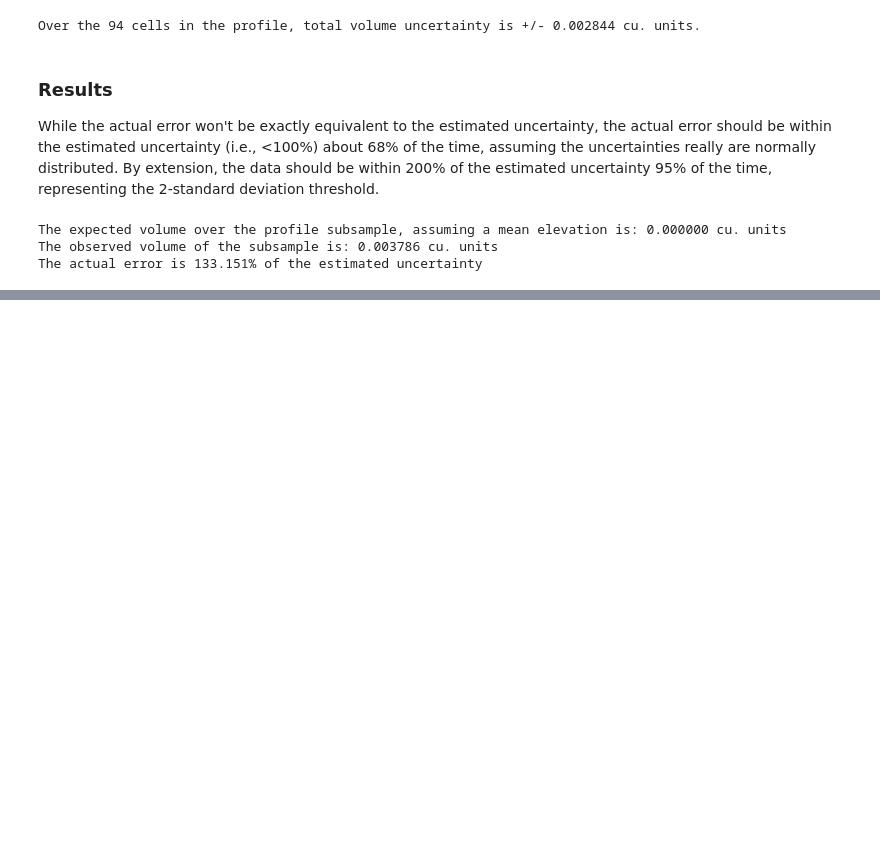
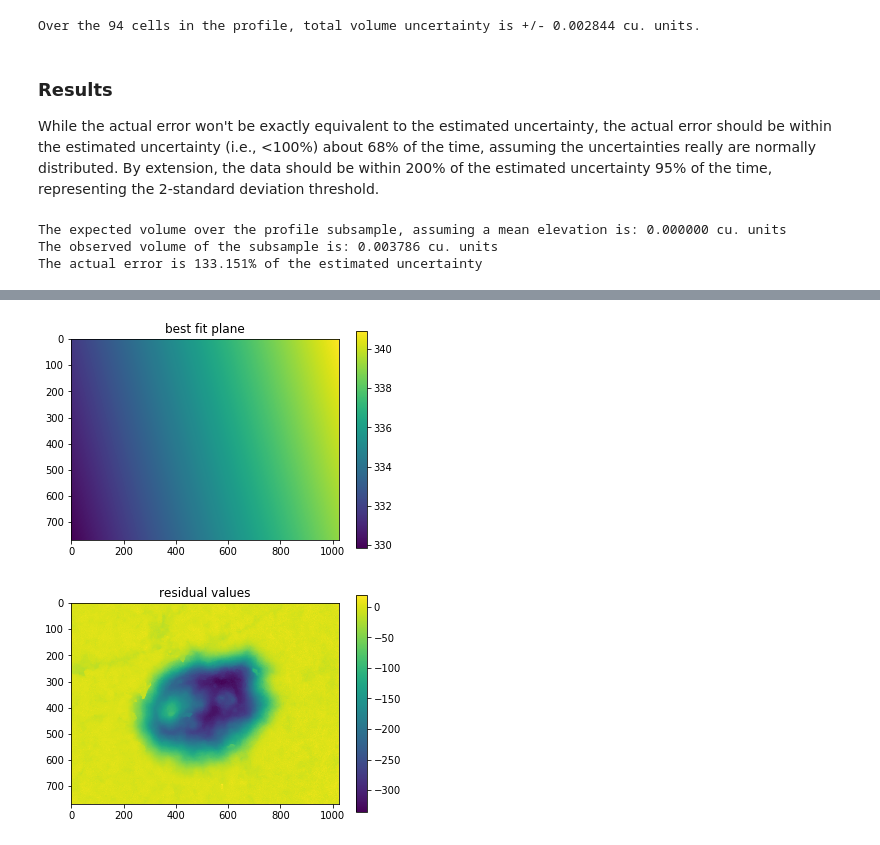
Before and after one commit to jarichardson/Pit-UQ, a Jupyter notebook: Pit Morphology Uncertainty Quantification.ipynb, the cells around one changed output, grey strips where cells are left out. Saved outputs shown, nothing was run; the diff lists cells and outputs as text; code cells hidden in the pictures; blank space fills up the shorter version.

```diff
--- a/Pit Morphology Uncertainty Quantification.ipynb
+++ b/Pit Morphology Uncertainty Quantification.ipynb
@@ -181,0 +302,27 @@ A pit can be defined as a contiguous collection of points that are below (by som
+# %%
+#First Concatenate the left side of the equation (Ax)
+pitA = np.c_[surf_xs,surf_ys,np.ones(len(surf_xs))]
+
+#perform least squares inversion, keep the coefficients, ignore 3 other outputs
+Coeffs,_,_,_ = la.lstsq(pitA,surf_zs)
+
+#Now calculate the plane on ALL sample locations, not just the mask!
+#In this case, we'll use the gridded XX,YY,ZZ data
+PP = Coeffs[0]*XX + Coeffs[1]*YY + Coeffs[2]
+ZZ_resid = ZZ - PP
+
+# plot with imshow
+plt.clf()
+plt.imshow(PP)
+plt.colorbar()
+plt.title('best fit plane')
+plt.show()
+
+plt.clf()
+plt.imshow(ZZ_resid)
+plt.colorbar()
+plt.title('residual values')
+plt.show()
+# %% [output]
+[figure, added]
+[figure, added]
```
Also changed, not shown: parts of 19 cells of this notebook.
